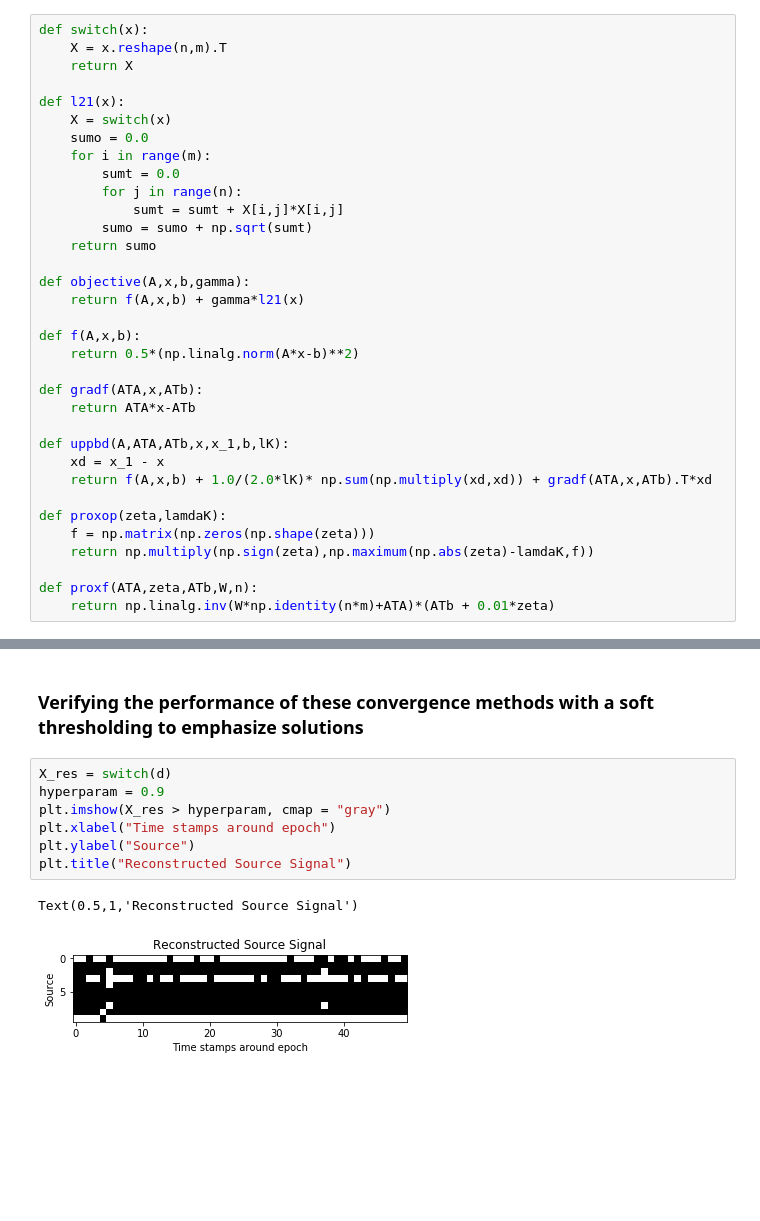
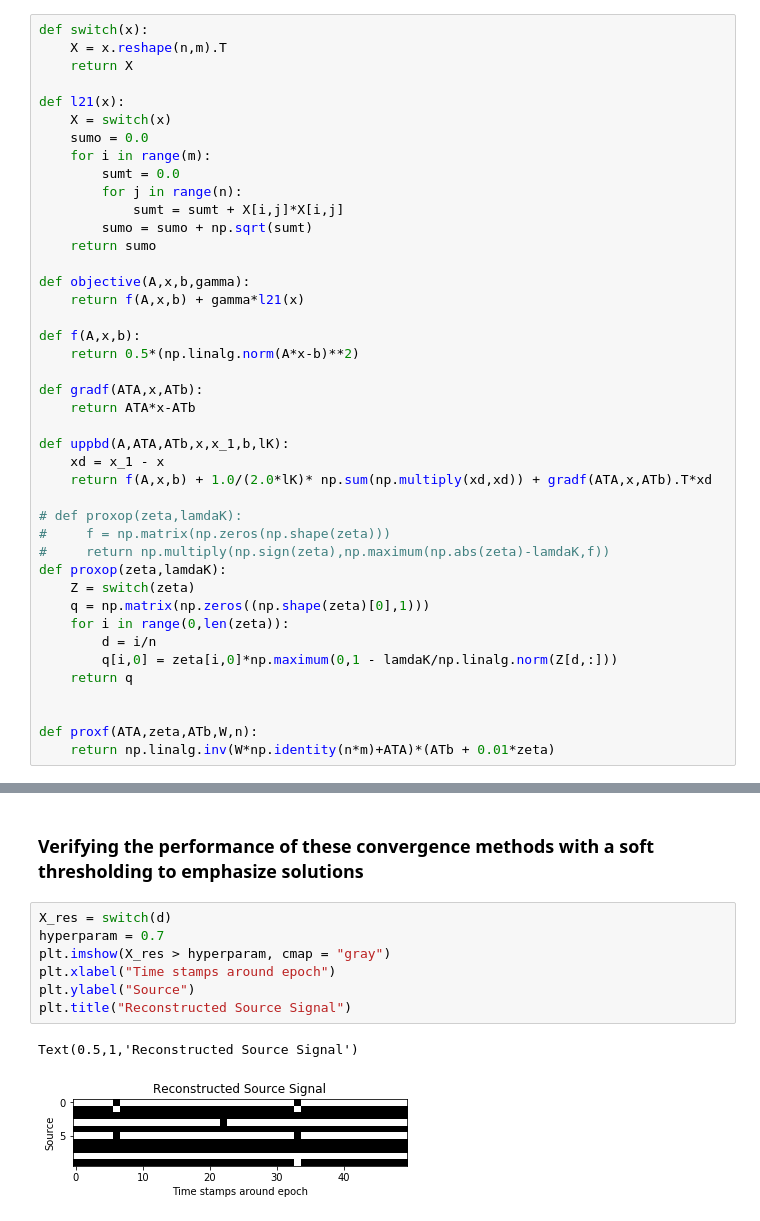
Before and after one commit to pholur/Structural-Sparsity-with-Convex-Optimization-Convergence-Methods, a Jupyter notebook: Pavan_Holur_ECE236C_1b.ipynb, the cells around one changed output, grey strips where cells are left out. Saved outputs shown, nothing was run; the diff lists cells and outputs as text; blank space fills up the shorter version.

```diff
--- a/Pavan_Holur_ECE236C_1b.ipynb
+++ b/Pavan_Holur_ECE236C_1b.ipynb
@@ -80,9 +78,17 @@ def uppbd(A,ATA,ATb,x,x_1,b,lK):
     xd = x_1 - x
     return f(A,x,b) + 1.0/(2.0*lK)* np.sum(np.multiply(xd,xd)) + gradf(ATA,x,ATb).T*xd
 
+# def proxop(zeta,lamdaK):
+#     f = np.matrix(np.zeros(np.shape(zeta)))
+#     return np.multiply(np.sign(zeta),np.maximum(np.abs(zeta)-lamdaK,f))
 def proxop(zeta,lamdaK):
-    f = np.matrix(np.zeros(np.shape(zeta)))
-    return np.multiply(np.sign(zeta),np.maximum(np.abs(zeta)-lamdaK,f))
+    Z = switch(zeta)
+    q = np.matrix(np.zeros((np.shape(zeta)[0],1)))
+    for i in range(0,len(zeta)):
+        d = i/n
+        q[i,0] = zeta[i,0]*np.maximum(0,1 - lamdaK/np.linalg.norm(Z[d,:]))
+    return q
+
 
 def proxf(ATA,zeta,ATb,W,n):
     return np.linalg.inv(W*np.identity(n*m)+ATA)*(ATb + 0.01*zeta)
@@ -187,11 +193,11 @@ plt.legend(['ADMM'])
 ### Verifying the performance of these convergence methods with a soft thresholding to emphasize solutions
 # %%
 X_res = switch(d)
-hyperparam = 0.9
+hyperparam = 0.7
 plt.imshow(X_res > hyperparam, cmap = "gray")
 plt.xlabel("Time stamps around epoch")
 plt.ylabel("Source")
 plt.title("Reconstructed Source Signal")
 # %% [output]
 Text(0.5,1,'Reconstructed Source Signal')
-[figure, old version]
+[figure, new version]
```
Also changed, not shown: parts of 7 cells of this notebook, 3 other files.
